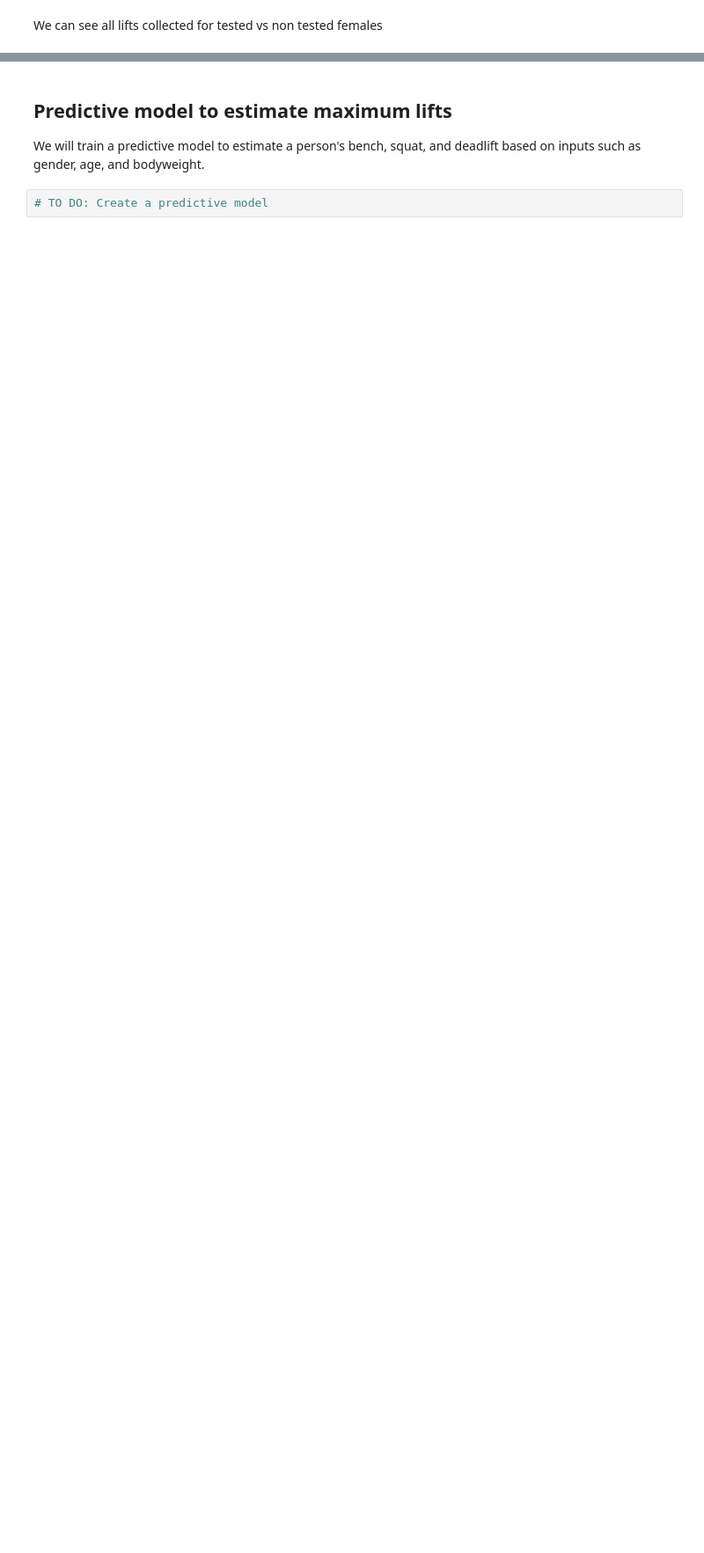
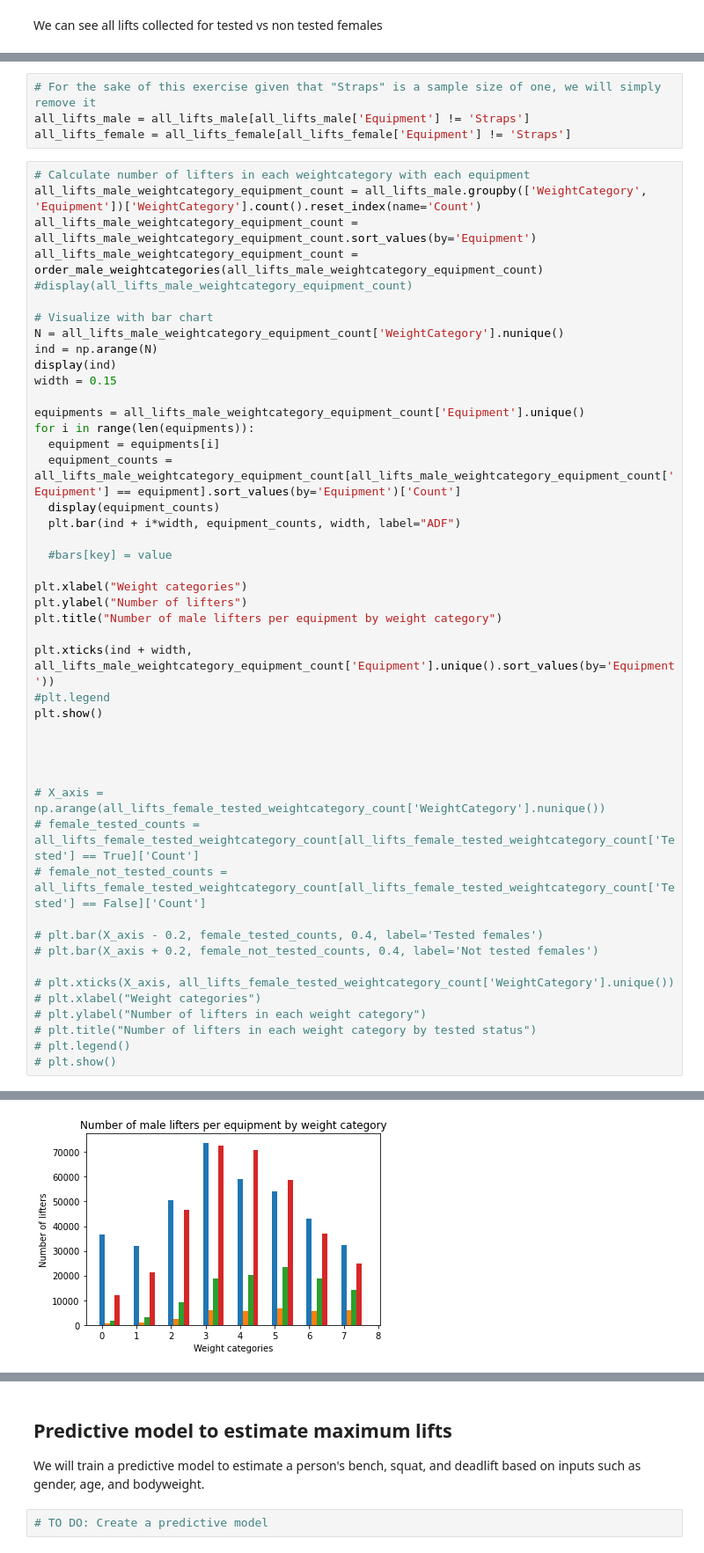
Before and after one commit to kim-jason/PowerliftingDataset, a Jupyter notebook: Powerlifting_Data_Science_Project.ipynb, the cells around one changed output, grey strips where cells are left out. Shown at 88% size. Saved outputs shown, nothing was run; the diff lists cells and outputs as text; blank space fills up the shorter version.

```diff
--- a/Powerlifting_Data_Science_Project.ipynb
+++ b/Powerlifting_Data_Science_Project.ipynb
@@ -2298,0 +2381,51 @@ We can see all lifts collected for tested vs non tested females
+# %%
+# For the sake of this exercise given that "Straps" is a sample size of one, we will simply remove it
+all_lifts_male = all_lifts_male[all_lifts_male['Equipment'] != 'Straps']
+all_lifts_female = all_lifts_female[all_lifts_female['Equipment'] != 'Straps']
+# %%
+# Calculate number of lifters in each weightcategory with each equipment
+all_lifts_male_weightcategory_equipment_count = all_lifts_male.groupby(['WeightCategory', 'Equipment'])['WeightCategory'].count().reset_index(name='Count')
+all_lifts_male_weightcategory_equipment_count = all_lifts_male_weightcategory_equipment_count.sort_values(by='Equipment')
+all_lifts_male_weightcategory_equipment_count = order_male_weightcategories(all_lifts_male_weightcategory_equipment_count)
+#display(all_lifts_male_weightcategory_equipment_count)
+
+# Visualize with bar chart
+N = all_lifts_male_weightcategory_equipment_count['WeightCategory'].nunique()
+ind = np.arange(N)
+display(ind)
+width = 0.15
+
+equipments = all_lifts_male_weightcategory_equipment_count['Equipment'].unique()
+for i in range(len(equipments)):
+  equipment = equipments[i]
+  equipment_counts = all_lifts_male_weightcategory_equipment_count[all_lifts_male_weightcategory_equipment_count['Equipment'] == equipment].sort_values(by='Equipment')['Count']
+  display(equipment_counts)
+  plt.bar(ind + i*width, equipment_counts, width, label="ADF")
+
+  #bars[key] = value
+
+plt.xlabel("Weight categories")
+plt.ylabel("Number of lifters")
+plt.title("Number of male lifters per equipment by weight category")
+
+plt.xticks(ind + width, all_lifts_male_weightcategory_equipment_count['Equipment'].unique().sort_values(by='Equipment'))
+#plt.legend
+plt.show()
+
+
+
+
+# X_axis = np.arange(all_lifts_female_tested_weightcategory_count['WeightCategory'].nunique())
+# female_tested_counts = all_lifts_female_tested_weightcategory_count[all_lifts_female_tested_weightcategory_count['Tested'] == True]['Count']
+# female_not_tested_counts = all_lifts_female_tested_weightcategory_count[all_lifts_female_tested_weightcategory_count['Tested'] == False]['Count']
+
+# plt.bar(X_axis - 0.2, female_tested_counts, 0.4, label='Tested females')
+# plt.bar(X_axis + 0.2, female_not_tested_counts, 0.4, label='Not tested females')
+
+# plt.xticks(X_axis, all_lifts_female_tested_weightcategory_count['WeightCategory'].unique())
+# plt.xlabel("Weight categories")
+# plt.ylabel("Number of lifters in each weight category")
+# plt.title("Number of lifters in each weight category by tested status")
+# plt.legend()
+# plt.show()
+# %% [output]
@@ -2298,0 +2479 @@ We can see all lifts collected for tested vs non tested females
+[figure, added]
```
Also changed, not shown: parts of 16 cells of this notebook.
